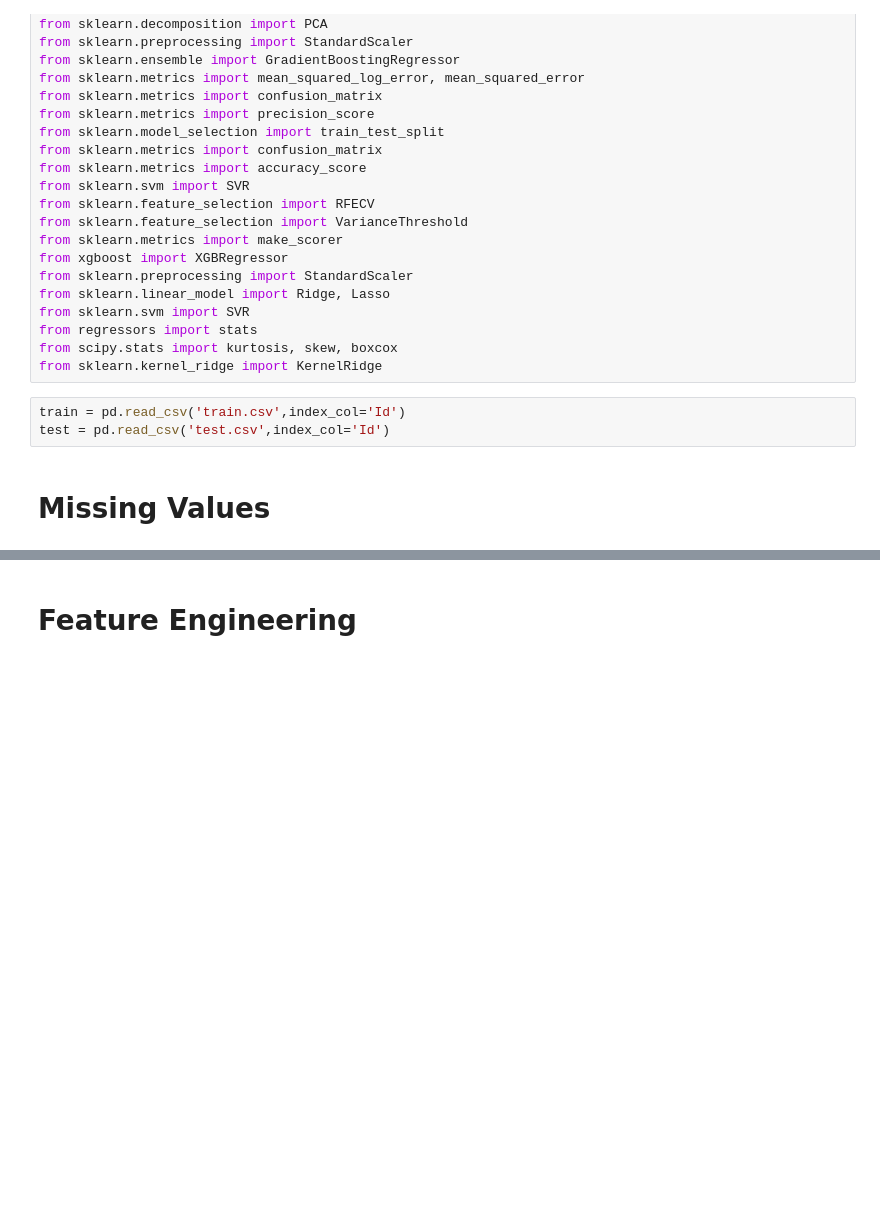
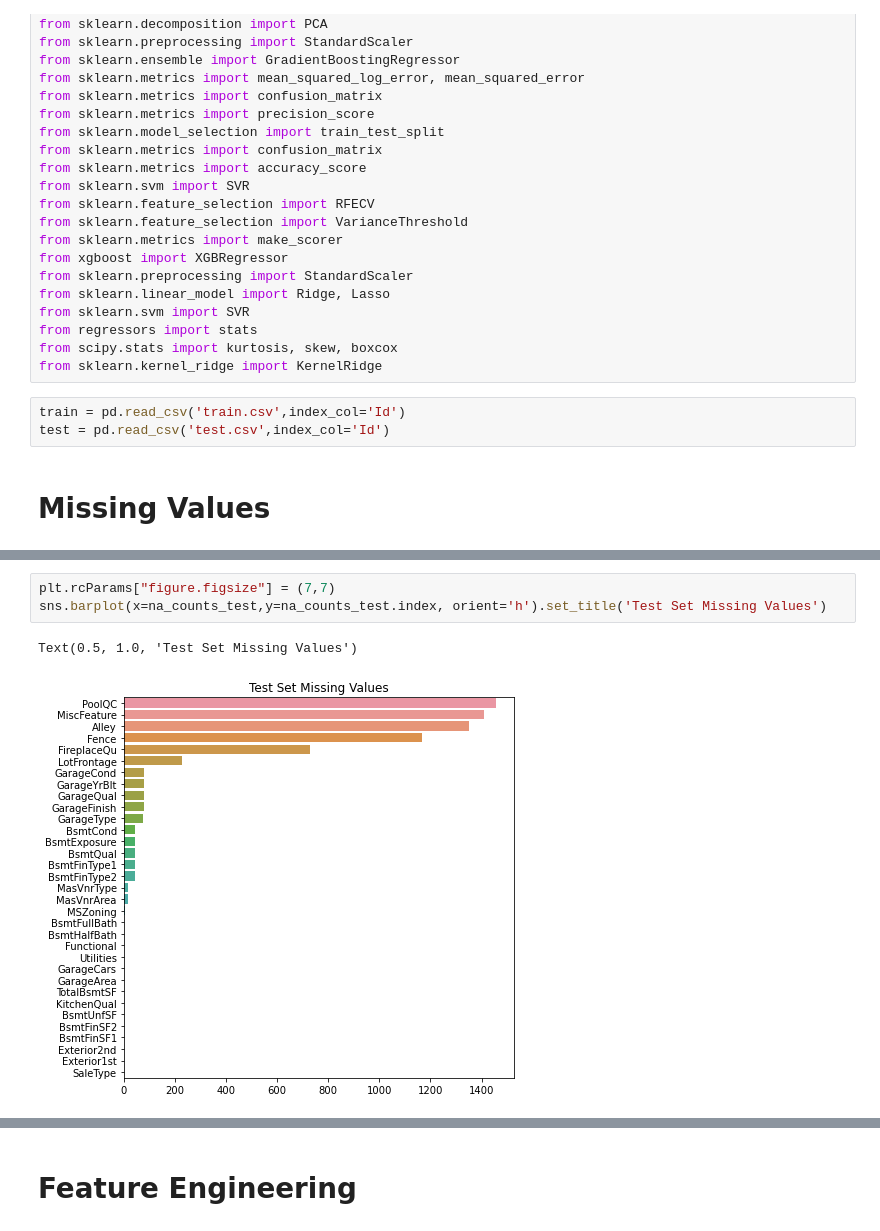
Before and after one commit to brusso115/Housing_Prices_Ames_Iowa, a Jupyter notebook: Data Cleaning.ipynb, the cells around one changed output, grey strips where cells are left out. Drawn from its saved outputs; the diff is of its cells as text; blank space fills up the shorter version.

```diff
--- a/Data Cleaning.ipynb
+++ b/Data Cleaning.ipynb
@@ -84,3 +53,9 @@ dtype: int64
+# %%
+plt.rcParams["figure.figsize"] = (7,7)
+sns.barplot(x=na_counts_test,y=na_counts_test.index, orient='h').set_title('Test Set Missing Values')
+# %% [output]
+Text(0.5, 1.0, 'Test Set Missing Values')
+[figure, added]
 # %%
 class DataCleaner:
 
```
Also changed, not shown: parts of 82 cells of this notebook, 8 other files.
